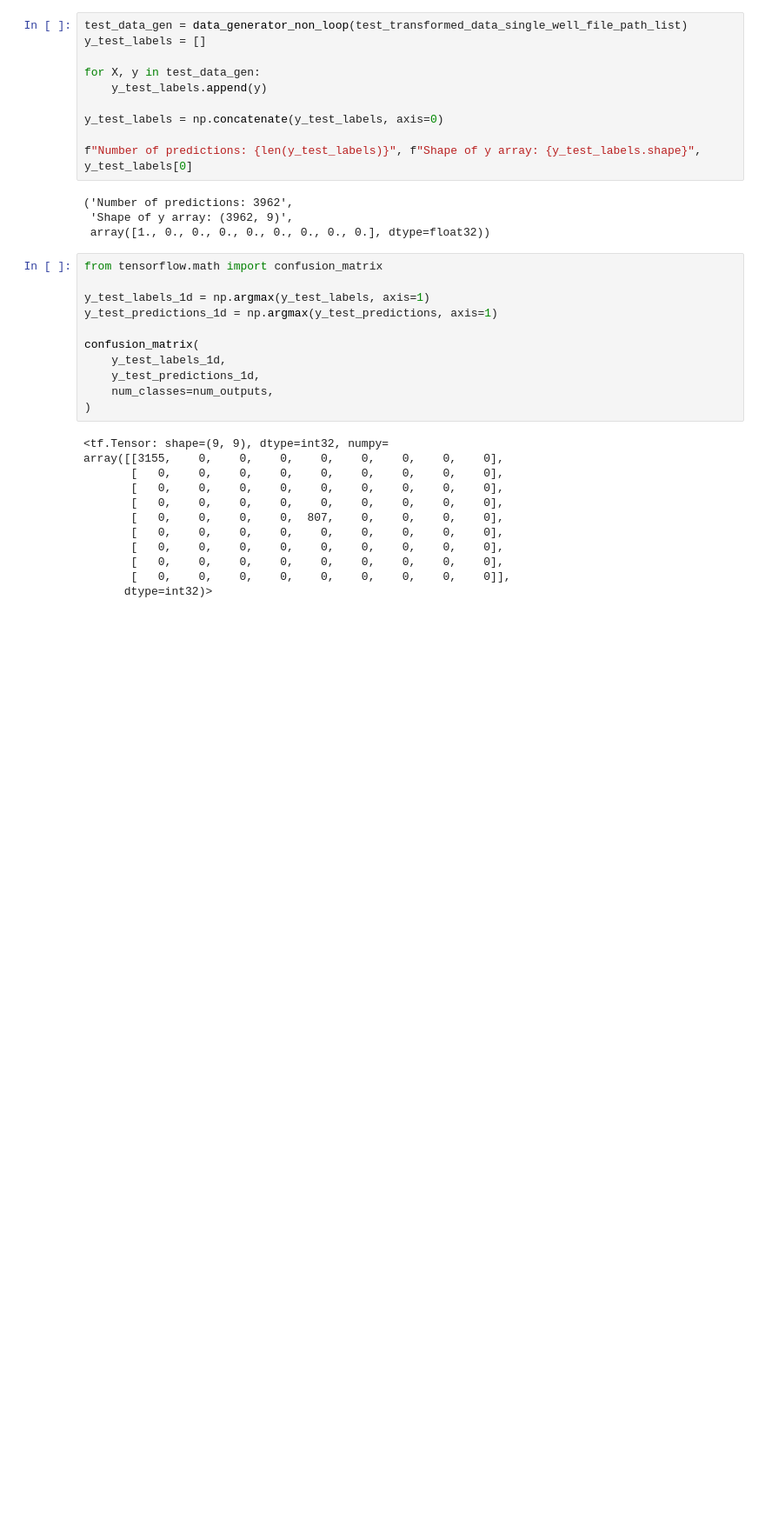
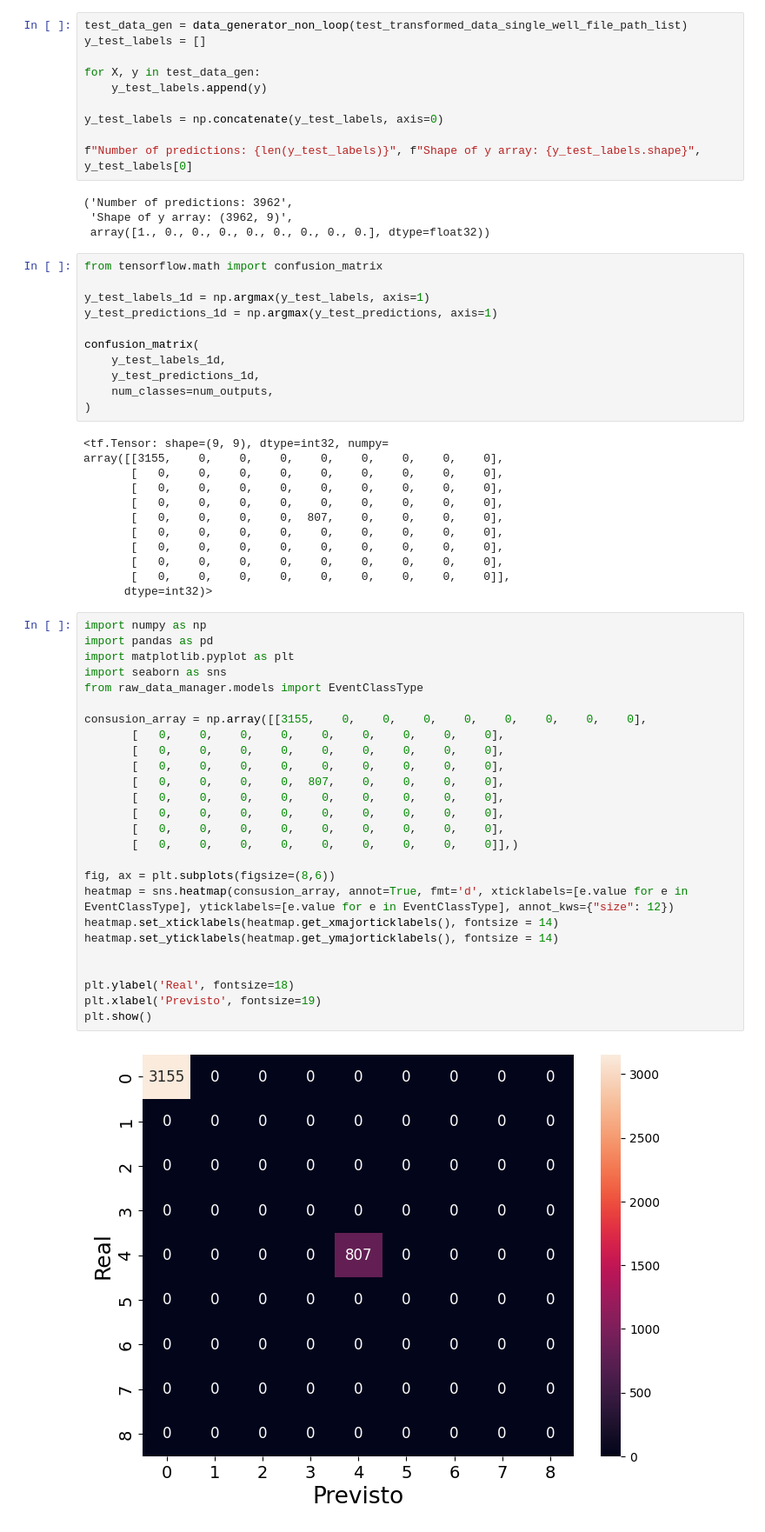
Before and after one commit to Punpuf/lemi_3w, a Jupyter notebook: experiment_one_well.ipynb, the cells around one changed output. Shown: that part at 87% size. Cells and saved outputs as stored; diff of their text form; blank space fills up the shorter version.

```diff
--- a/experiment_one_well.ipynb
+++ b/experiment_one_well.ipynb
@@ -433,3 +433,31 @@ array([[3155,    0,    0,    0,    0,    0,    0,    0,    0],
        [   0,    0,    0,    0,    0,    0,    0,    0,    0],
        [   0,    0,    0,    0,    0,    0,    0,    0,    0]],
       dtype=int32)>
+# %%
+import numpy as np
+import pandas as pd
+import matplotlib.pyplot as plt
+import seaborn as sns
+from raw_data_manager.models import EventClassType
+
+consusion_array = np.array([[3155,    0,    0,    0,    0,    0,    0,    0,    0],
+       [   0,    0,    0,    0,    0,    0,    0,    0,    0],
+       [   0,    0,    0,    0,    0,    0,    0,    0,    0],
+       [   0,    0,    0,    0,    0,    0,    0,    0,    0],
+       [   0,    0,    0,    0,  807,    0,    0,    0,    0],
+       [   0,    0,    0,    0,    0,    0,    0,    0,    0],
+       [   0,    0,    0,    0,    0,    0,    0,    0,    0],
+       [   0,    0,    0,    0,    0,    0,    0,    0,    0],
+       [   0,    0,    0,    0,    0,    0,    0,    0,    0]],)
+
+fig, ax = plt.subplots(figsize=(8,6))
+heatmap = sns.heatmap(consusion_array, annot=True, fmt='d', xticklabels=[e.value for e in EventClassType], yticklabels=[e.value for e in EventClassType], annot_kws={"size": 12})
+heatmap.set_xticklabels(heatmap.get_xmajorticklabels(), fontsize = 14)
+heatmap.set_yticklabels(heatmap.get_ymajorticklabels(), fontsize = 14)
+
+
+plt.ylabel('Real', fontsize=18)
+plt.xlabel('Previsto', fontsize=19)
+plt.show()
+# %% [output]
+[figure, added]
```
Also changed, not shown: 5 other files.
